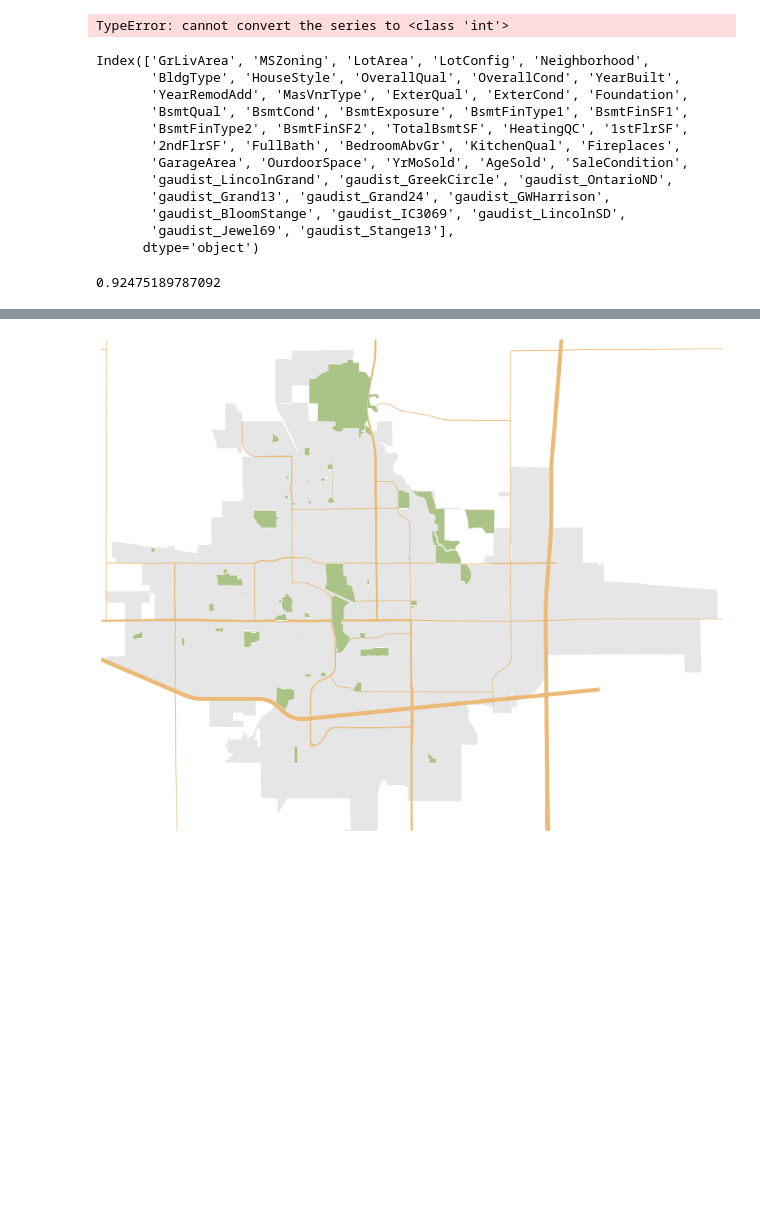
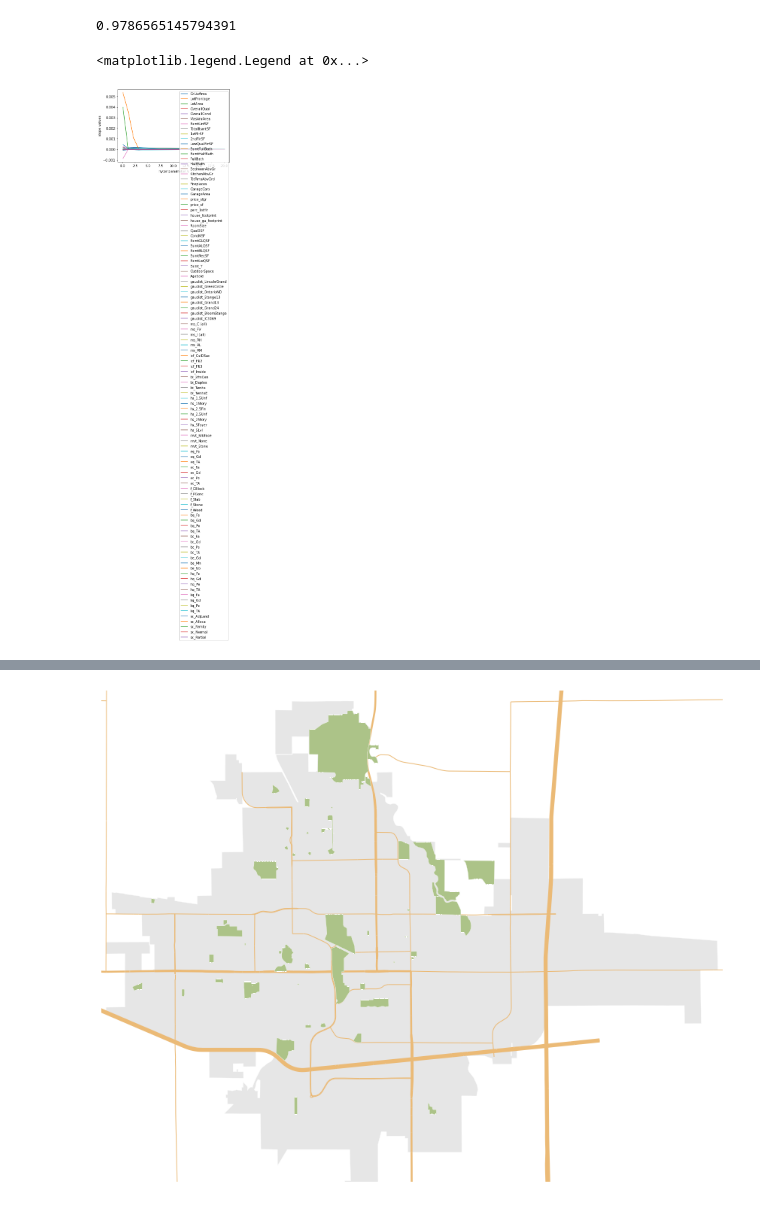
Before and after one commit to AlexGalczak/ML-Ames, a Jupyter notebook: CL/MachineLeaningProj_CL_0520.ipynb, the cells around one changed output, grey strips where cells are left out. Drawn from its saved outputs; the diff is of its cells as text; code cells hidden in the pictures; blank space fills up the shorter version.

```diff
--- a/CL/MachineLeaningProj_CL_0520.ipynb
+++ b/CL/MachineLeaningProj_CL_0520.ipynb
@@ -71,32 +88,16 @@ for kw, val in mainlocs.items():
 # %%
 cl_y = clean_data_geo['SalePrice']
-cl_x = clean_data_geo.drop(['PID','SalePrice','LandContour','LotShape','MSSubClass', 'PavedDrive',\
-         'GarageType','CentralAir','Electrical','MoSold', 'YrSold','Neighborhood','Longitude', 'Latitude'], axis = 1)
+cl_x = clean_data_geo.drop(['Unnamed: 0', 'PID', 'SalePrice','MSSubClass', 'Street',\
+    'LandContour','LotShape','LandSlope','PavedDrive','Condition1','Condition2','RoofStyle','RoofMatl','Exterior1st','Exterior2nd','Heating','Functional','FireplaceQu',\
+         'GarageType','GarageFinish','GarageQual','GarageCond','PavedDrive','CentralAir','MoSold', 'YrSold','SaleType','Neighborhood','Longitude', 'Latitude'], axis = 1)
 # cl_x['QSF'] = clean_data['OverallQual']*clean_data['GrLivArea']
-# %% [output]
-TypeError: cannot convert the series to <class 'int'>
-# %%
-cl_x.columns
-# %% [output]
-Index(['GrLivArea', 'MSZoning', 'LotArea', 'LotConfig', 'Neighborhood',
-       'BldgType', 'HouseStyle', 'OverallQual', 'OverallCond', 'YearBuilt',
-       'YearRemodAdd', 'MasVnrType', 'ExterQual', 'ExterCond', 'Foundation',
-       'BsmtQual', 'BsmtCond', 'BsmtExposure', 'BsmtFinType1', 'BsmtFinSF1',
-       'BsmtFinType2', 'BsmtFinSF2', 'TotalBsmtSF', 'HeatingQC', '1stFlrSF',
-       '2ndFlrSF', 'FullBath', 'BedroomAbvGr', 'KitchenQual', 'Fireplaces',
-       'GarageArea', 'OurdoorSpace', 'YrMoSold', 'AgeSold', 'SaleCondition',
-       'gaudist_LincolnGrand', 'gaudist_GreekCircle', 'gaudist_OntarioND',
-       'gaudist_Grand13', 'gaudist_Grand24', 'gaudist_GWHarrison',
-       'gaudist_BloomStange', 'gaudist_IC3069', 'gaudist_LincolnSD',
-       'gaudist_Jewel69', 'gaudist_Stange13'],
-      dtype='object')
 # %%
 cl_x_dummies = pd.get_dummies(cl_x, columns=['MSZoning','LotConfig', 'BldgType', 'HouseStyle','MasVnrType', 'ExterQual', \
         'ExterCond', 'Foundation', 'BsmtQual','BsmtCond', 'BsmtExposure',
-       'HeatingQC','KitchenQual','SaleCondition','BsmtFinType1','BsmtFinType2'],\
+       'HeatingQC','KitchenQual','SaleCondition'],\
         prefix=['ms','lcf','bt','hs','mvt','eq',\
                 'ec','f','bq','bc','be',\
-               'hq','kq','sc','b1','b2'], prefix_sep='_',drop_first=True)
+               'hq','kq','sc'], prefix_sep='_',drop_first=True)
 
 cl_x_dummies = cl_x_dummies.fillna(0)
 
@@ -106,18 +107,18 @@ coefs = []
 residuals = []
 residualratio = []
 
-for i in range(100):
+for i in range(50):
         X_train, X_test, y_train, y_test = train_test_split(cl_x_dummies, cl_y, test_size=0.2, random_state=i, shuffle=True)
         # X_train.to_csv('x_train_dummies.csv',index=False)
         # y_train.to_csv('y_train_dummies.csv',index=False)
         # X_test.to_csv('x_test_dummies.csv',index=False)
         # y_test.to_csv('y_test_dummies.csv',index=False)
 
-        scaler.fit(X_train)
-        X_train_scaled = scaler.transform(X_train)
-        X_test_scaled  = scaler.transform(X_test)
+        # scaler.fit(X_train)
+        # X_train_scaled = scaler.transform(X_train)
+        # X_test_scaled  = scaler.transform(X_test)
 
-        model  = linear_model.RidgeCV(alphas=np.logspace(-3, 3, 7),normalize=True)
+        model  = linear_model.LassoCV(alphas=np.logspace(-5, 5, 2), normalize=True)
         model.fit(X_train, np.log(y_train))
 
         trainscore.append(model.score(X_train, np.log(y_train)))
@@ -136,4 +137,4 @@ print(avetestscore)
 # plt.hist(testscore, bins = np.arange(0.8,0.95,0.005))
 # plt.savefig("testscore_without_outlier.svg")
 # %% [output]
-0.92475189787092
+0.9786565145794391
@@ -139,0 +144,22 @@ print(avetestscore)
+# %%
+lasso  = linear_model.Lasso()
+alphas = np.linspace(0.1,20.1,20)
+lasso.set_params(normalize=False)
+coefs_lasso  = []
+
+for alpha in alphas:
+        lasso.set_params(alpha=alpha)
+        lasso.fit(X_train, np.log(y_train))
+        coefs_lasso.append(lasso.coef_)
+
+coefs_lasso = pd.DataFrame(coefs_lasso, index = alphas, columns = X_train.columns)
+coefs_lasso.head()
+
+for name in coefs_lasso.columns:
+    plt.plot(coefs_lasso.index, coefs_lasso[name], label=name)
+plt.xlabel(r'hyperparameter $\lambda$')
+plt.ylabel(r'slope values')
+plt.legend(loc=1)
+# %% [output]
+<matplotlib.legend.Legend at 0x...>
+[figure, added]
```
Also changed, not shown: parts of 8 cells of this notebook, 8 other files.
